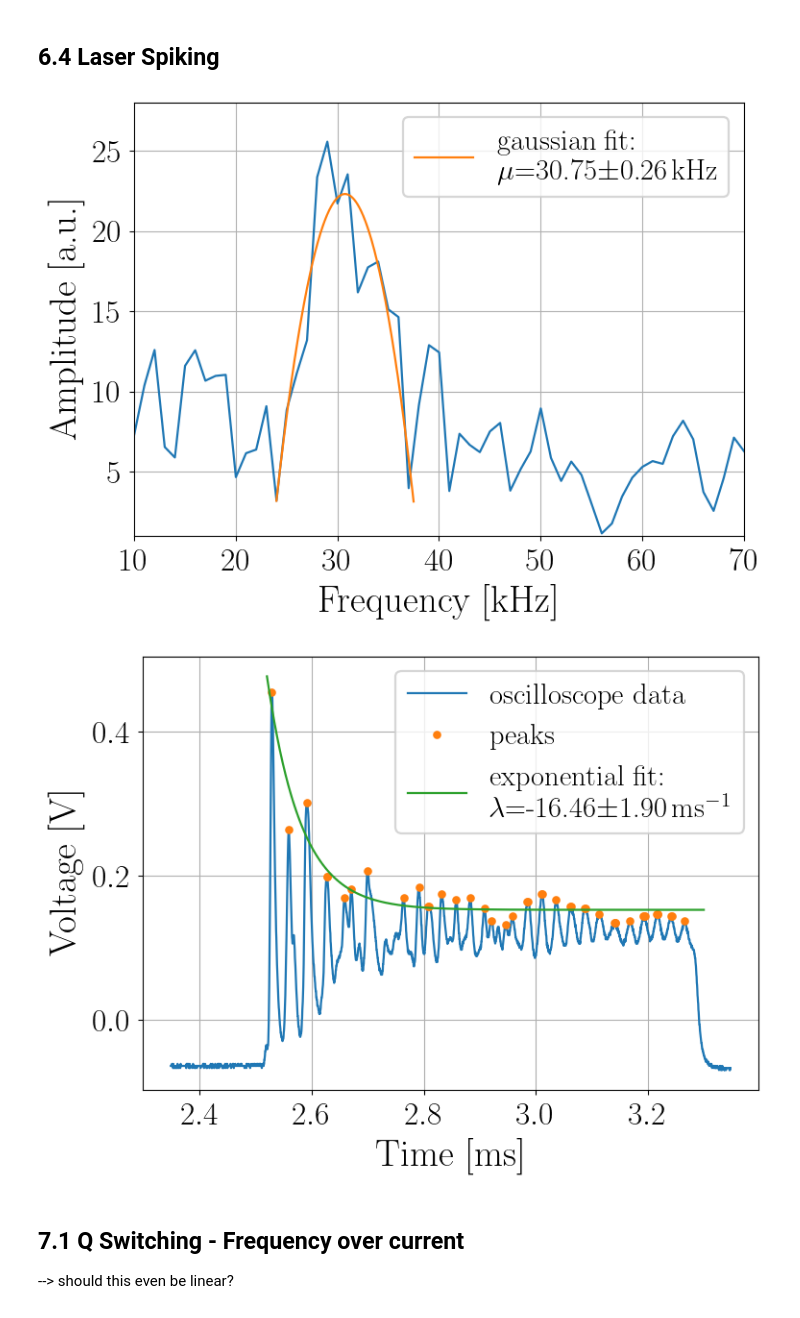
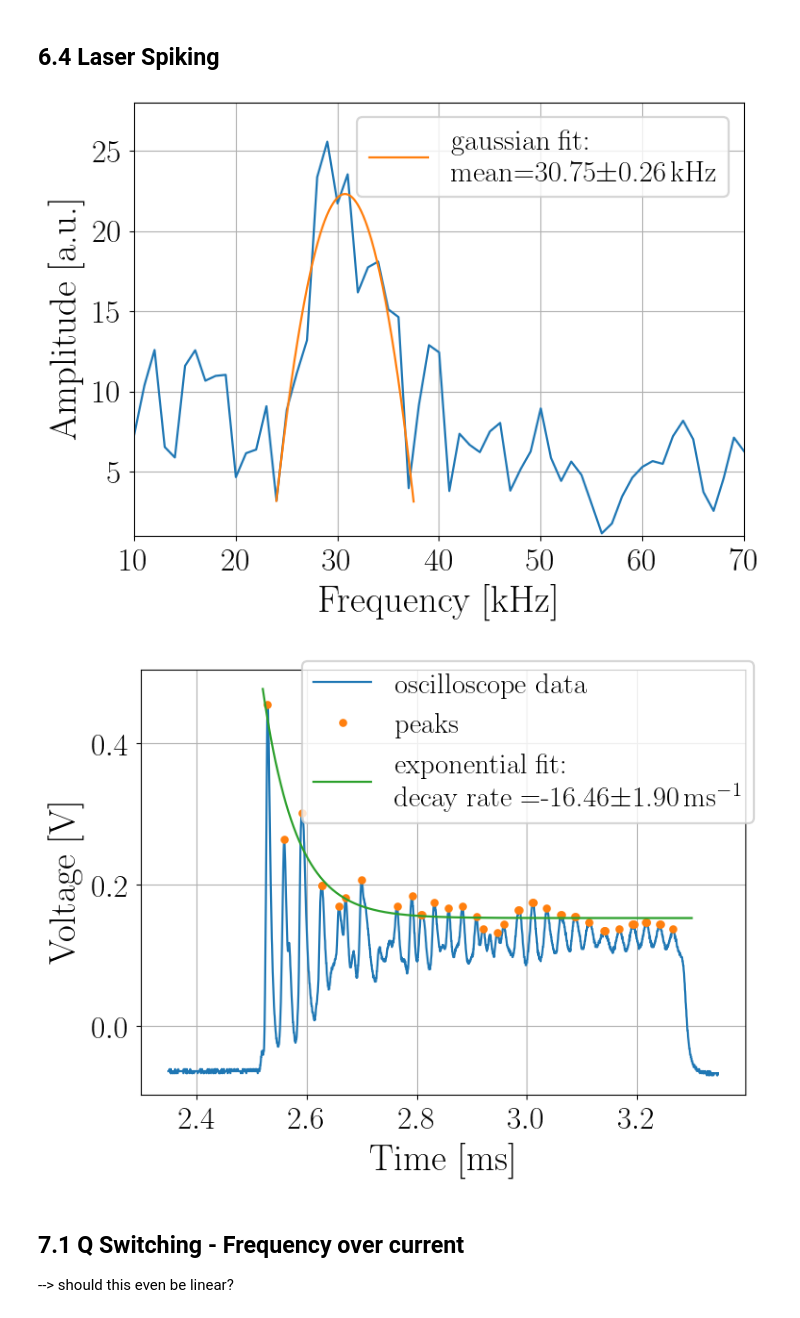
Before and after one commit to SteWey0/Fortgeschrittenenpraktikum, a Jupyter notebook: Yag-Laser/Auswertung.ipynb, the cells around one changed output. Saved outputs shown, nothing was run; the diff lists cells and outputs as text; code cells hidden in the pictures.

```diff
--- a/Yag-Laser/Auswertung.ipynb
+++ b/Yag-Laser/Auswertung.ipynb
@@ -43,34 +43,34 @@ popt, pcov = curve_fit(gaussian, freq[mask], fft[mask], p0=[20,30700,300,5])
 fig,ax = plt.subplots()
 ax.plot(freq*1e-3,fft) # Cut away pedestal and beating peak
 fit_freqs = np.linspace(24,37.5,1000)*1e3
-ax.plot(fit_freqs*1e-3,gaussian(fit_freqs,*popt), label= 'gaussian fit:\n$\mu$={:.2f}$\pm${:.2f}$\,$kHz'.format(popt[1]*1e-3,np.sqrt(pcov[1,1])*1e-3))
+ax.plot(fit_freqs*1e-3,gaussian(fit_freqs,*popt), label= 'gaussian fit:\nmean={:.2f}$\pm${:.2f}$\,$kHz'.format(popt[1]*1e-3,np.sqrt(pcov[1,1])*1e-3))
 ax.legend()
 ax.set(xlim=[10,70], ylim=[1,28], xlabel='Frequency [kHz]', ylabel='Amplitude [a.u.]')
 ax.grid()
 fig.tight_layout()
 fig.savefig('plots/spiking_freq.pdf', bbox_inches='tight')
 # %% [output]
-[figure, old version]
+[figure, new version]
 # %%
 
 peak_mask = V>0.125
 t_pos, V_pos = t[peak_mask], V[peak_mask]
 peaks, _ = find_peaks(V_pos, prominence=0.005)
 def exponential(x,a,b,c,d):
     return a*np.exp(b*(x-c))+d
 popt, pcov = curve_fit(exponential, t_pos[peaks], V_pos[peaks], p0=[1,-1e3,0.0025,0.11])
 fig, ax = plt.subplots()
 ax.plot(t*1e3,V, label='oscilloscope data')
 ax.plot(t_pos[peaks]*1e3,V_pos[peaks],"o", label='peaks')
 t_fit = np.linspace(2.52,3.3,1000)*1e-3
-ax.plot(t_fit*1e3,exponential(t_fit,*popt), label='exponential fit:\n$\\lambda$={:.2f}$\pm${:.2f}$\,$ms$^-$$^1$'.format(popt[1]*1e-3,np.sqrt(pcov[1,1])*1e-3))
+ax.plot(t_fit*1e3,exponential(t_fit,*popt), label='exponential fit:\ndecay rate ={:.2f}$\pm${:.2f}$\,$ms$^-$$^1$'.format(popt[1]*1e-3,np.sqrt(pcov[1,1])*1e-3))
 ax.set(xlabel='Time [ms]', ylabel='Voltage [V]')
 ax.grid()
-ax.legend()
+fig.legend()
 fig.tight_layout()
 fig.savefig('plots/spiking_expo.pdf', bbox_inches='tight')
 # %% [output]
-[figure, old version]
+[figure, new version]
 # %% [markdown]
 ## 7.1 Q Switching - Frequency over current
 
```
Also changed, not shown: parts of 3 cells of this notebook, 28 other files.
